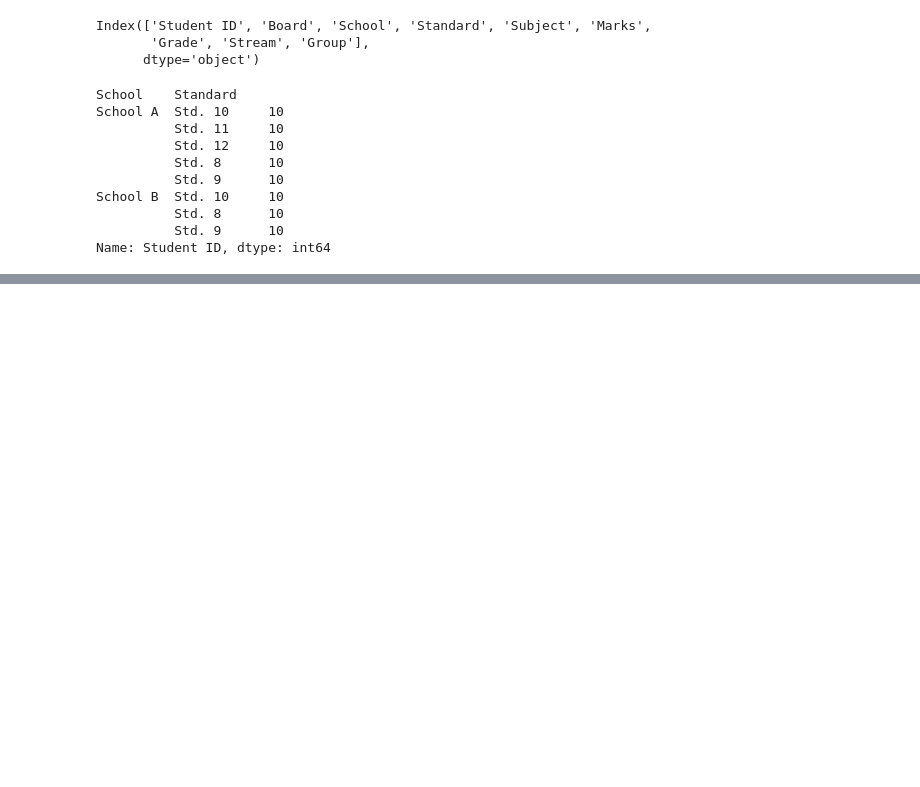
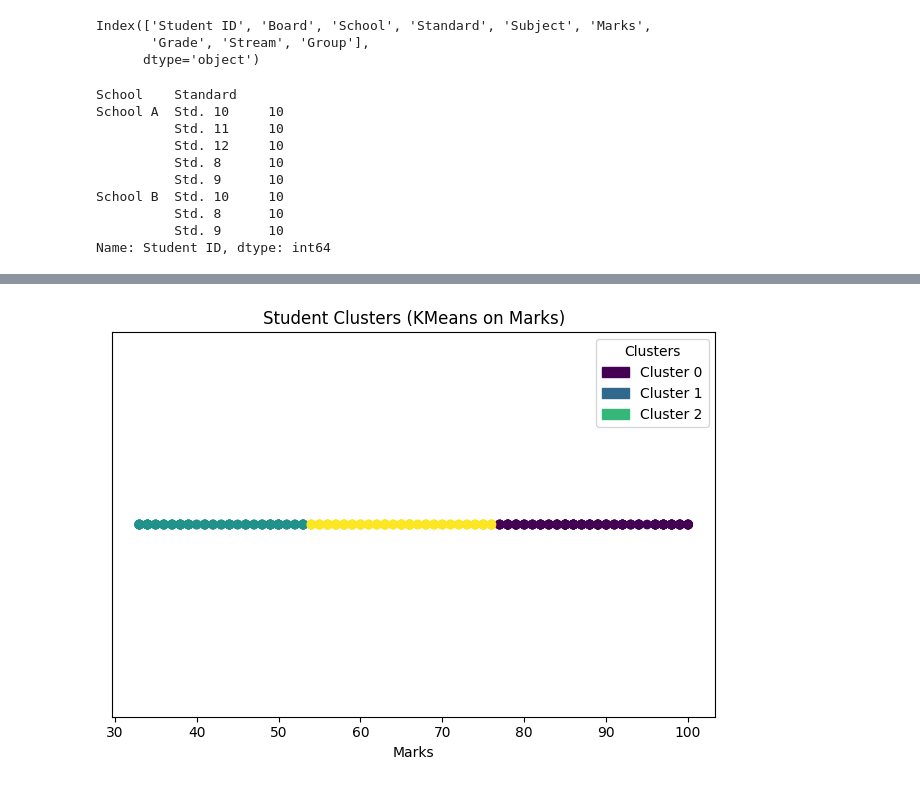
Before and after one commit to sonjaove/progg-and-DS-from-IITM, a Jupyter notebook: trial.ipynb, the cells around one changed output, grey strips where cells are left out. Drawn from its saved outputs; the diff is of its cells as text; code cells hidden in the pictures; blank space fills up the shorter version.

```diff
--- a/trial.ipynb
+++ b/trial.ipynb
@@ -40,0 +208,40 @@ Name: Student ID, dtype: int64
+# %%
+import pandas as pd
+import matplotlib.pyplot as plt
+import matplotlib.patches as mpatches
+from sklearn.decomposition import PCA
+from sklearn.cluster import KMeans
+
+# Select numeric features
+data = df.select_dtypes(include='number').dropna()
+
+if data.shape[1] < 2:
+    # Only one numeric feature, cluster and plot in 1D
+    kmeans = KMeans(n_clusters=3, random_state=0)
+    labels = kmeans.fit_predict(data)
+    plt.scatter(data.iloc[:, 0], [0]*len(data), c=labels, cmap='viridis')
+    plt.title('Student Clusters (KMeans on Marks)')
+    plt.xlabel(data.columns[0])
+    plt.yticks([])
+    legend_handles = [mpatches.Patch(color=plt.cm.viridis(i/3), label=f'Cluster {i}') for i in range(3)]
+    plt.legend(handles=legend_handles, title='Clusters')
+    plt.tight_layout()
+    plt.show()
+else:
+    # Reduce to 2D
+    pca = PCA(n_components=2)
+    pca_data = pca.fit_transform(data)
+    # Cluster
+    kmeans = KMeans(n_clusters=3, random_state=0)
+    labels = kmeans.fit_predict(pca_data)
+    # Plot
+    plt.scatter(pca_data[:, 0], pca_data[:, 1], c=labels, cmap='viridis')
+    plt.title('Student Clusters (PCA + KMeans)')
+    plt.xlabel('PC1')
+    plt.ylabel('PC2')
+    legend_handles = [mpatches.Patch(color=plt.cm.viridis(i/3), label=f'Cluster {i}') for i in range(3)]
+    plt.legend(handles=legend_handles, title='Clusters')
+    plt.tight_layout()
+    plt.show()
+# %% [output]
+[figure, added]
```
Also changed, not shown: parts of 2 cells of this notebook.
